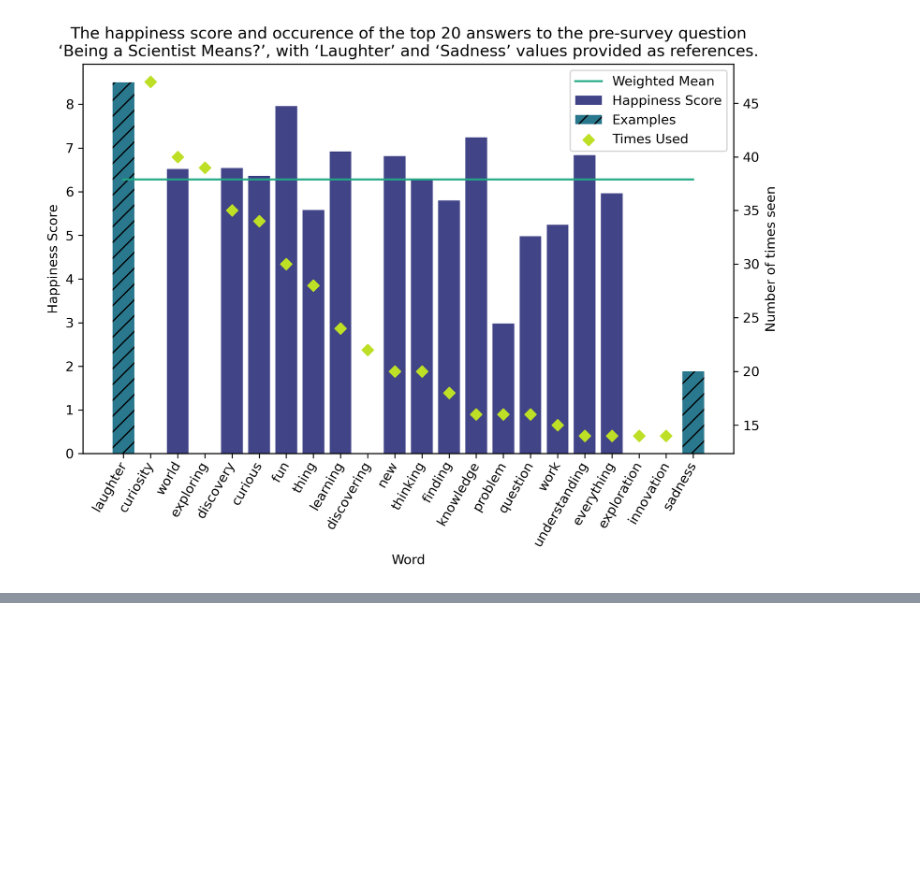
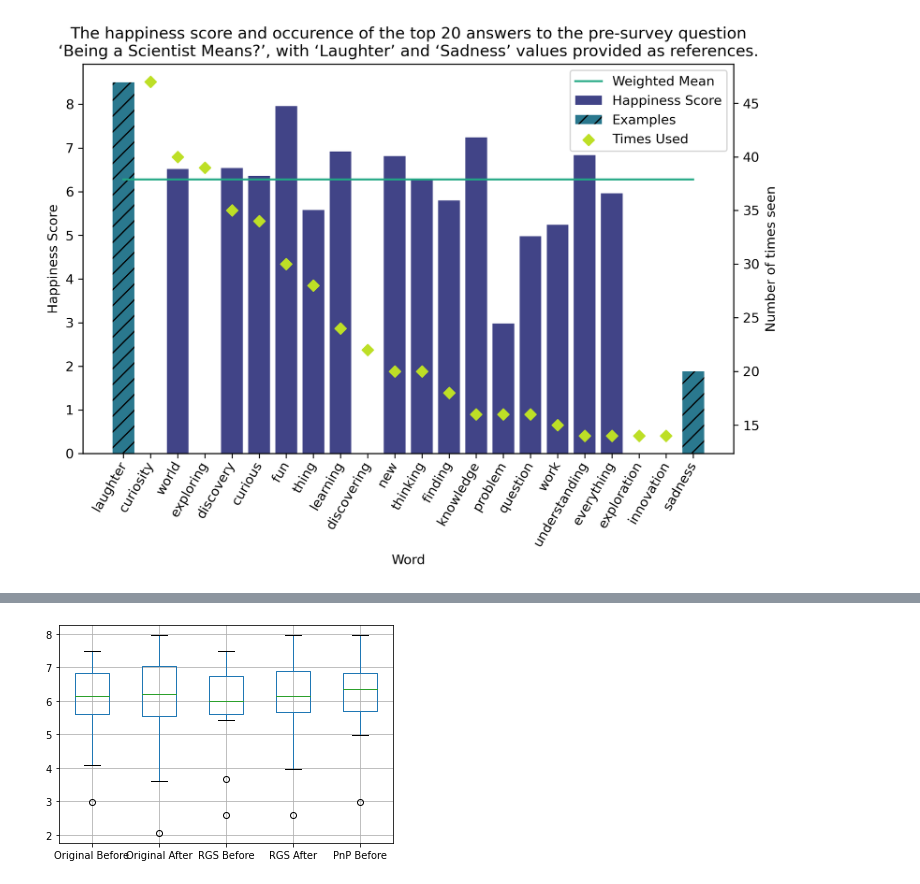
Before and after one commit to markbasham/DiamondTheGamePrintAndPlayGraphs, a Jupyter notebook: WordAnalysis.ipynb, the cells around one changed output, grey strips where cells are left out. Saved outputs shown, nothing was run; the diff lists cells and outputs as text; code cells hidden in the pictures; blank space fills up the shorter version.

Commit message:
add initial box plot data
Not keen on this though, and it should be changed

```diff
--- a/WordAnalysis.ipynb
+++ b/WordAnalysis.ipynb
@@ -247,3 +247,22 @@ pnp_df_before
 plot_word_analysis(pnp_df_before, 'PnPWordAnalyisBefore')
 # %% [output]
 [figure]
+# %%
+
+data = [original_df_before['Happiness Score'],
+        original_df_after['Happiness Score'],
+        rgs_df_before['Happiness Score'],
+        rgs_df_after['Happiness Score'],
+        pnp_df_before['Happiness Score']
+       ]
+
+headers = ["Original Before",
+           "Original After",
+           "RGS Before",
+           "RGS After",
+           "PnP Before"
+          ]
+
+df = pd.concat(data, axis=1, keys=headers)
+df = df[1:-1]
+df
@@ -249,0 +287,4 @@ plot_word_analysis(pnp_df_before, 'PnPWordAnalyisBefore')
+# %%
+boxplot = df.boxplot(column=headers)
+# %% [output]
+[figure, added]
```
Also changed, not shown: parts of 1 cell of this notebook.
